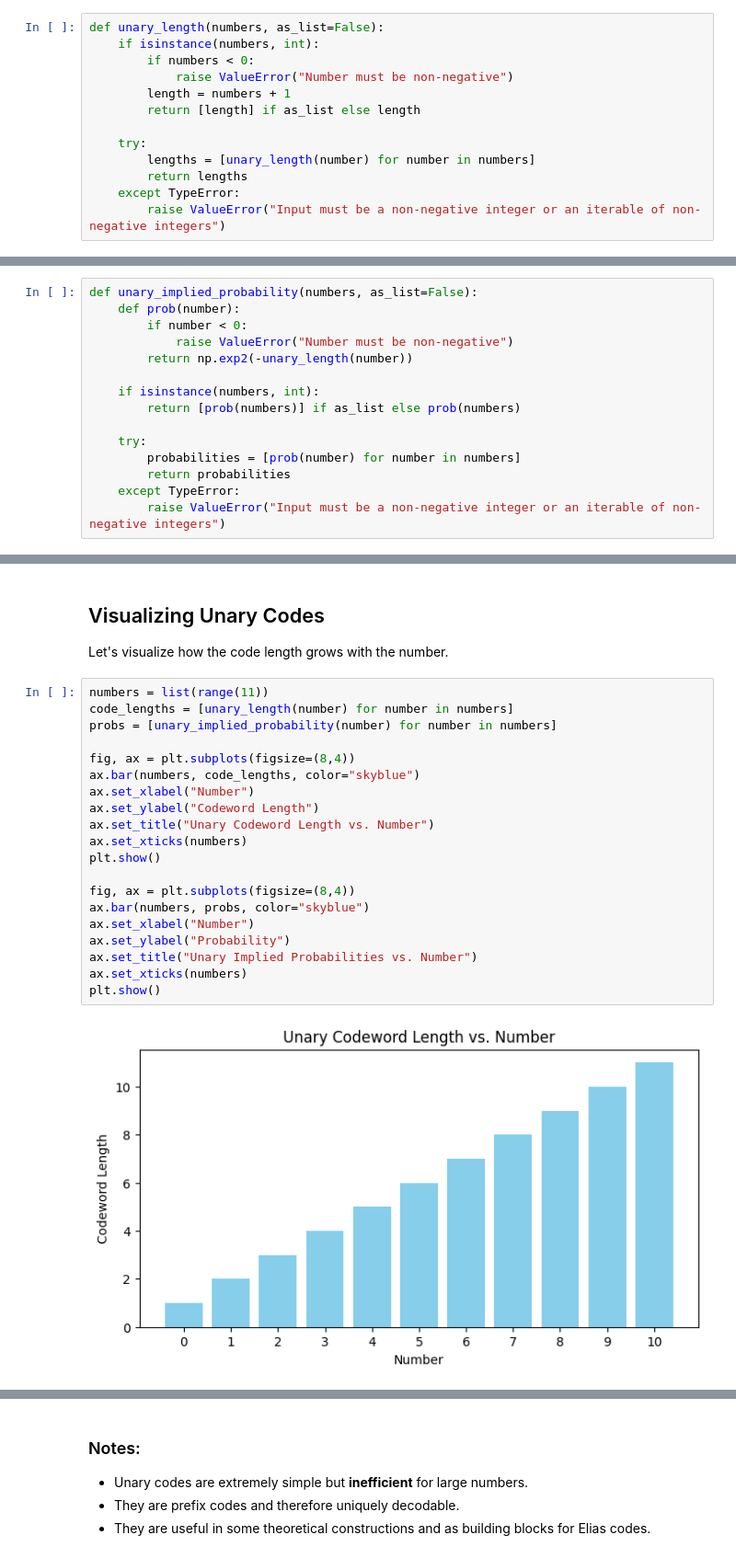
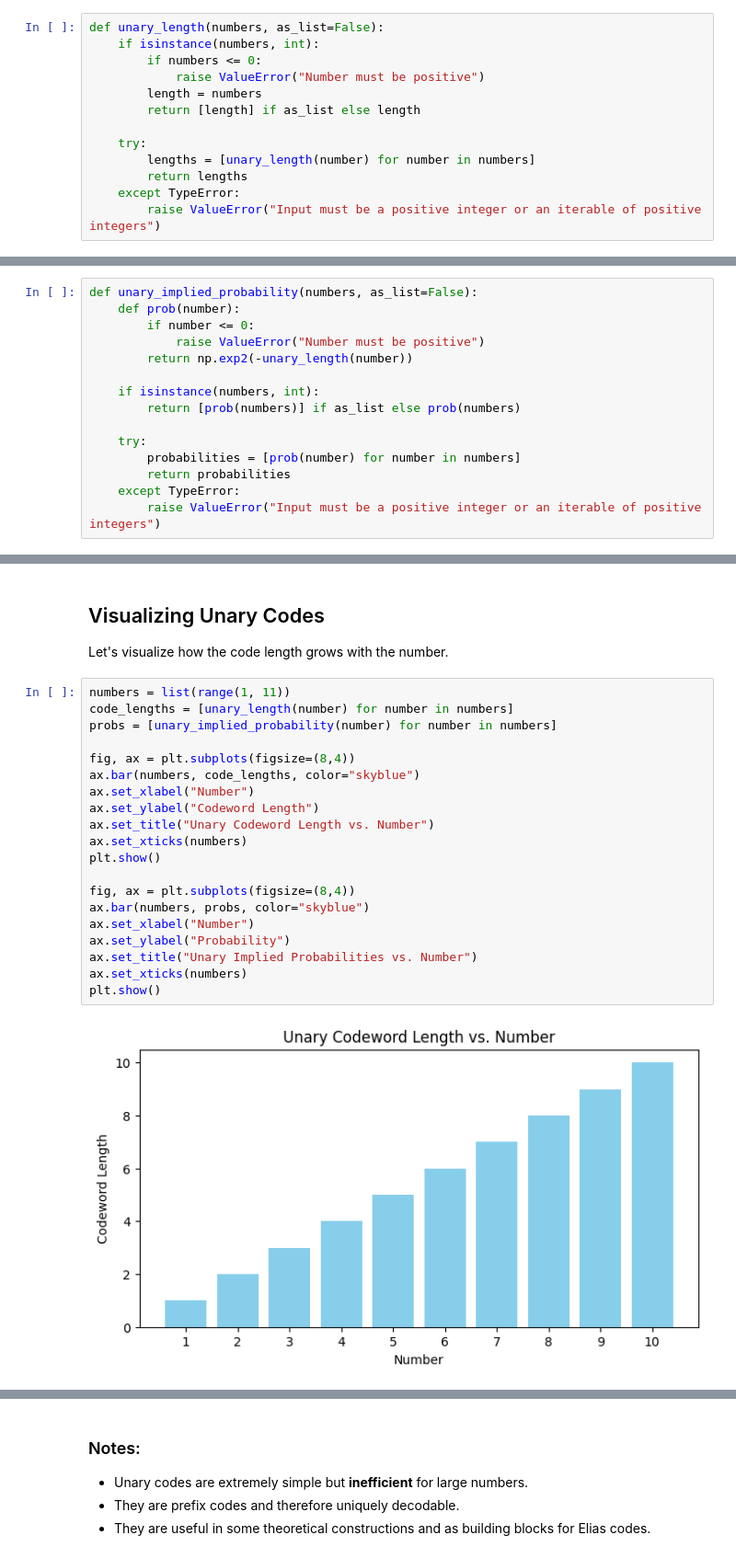
Before and after one commit to jagraves21/mdl-principle, a Jupyter notebook: coding-theory/notebooks/01-unary-code.ipynb, the cells around one changed output, grey strips where cells are left out. Shown at 92% size. Saved outputs shown, nothing was run; the diff lists cells and outputs as text.

```diff
--- a/coding-theory/notebooks/01-unary-code.ipynb
+++ b/coding-theory/notebooks/01-unary-code.ipynb
@@ -92,16 +90,16 @@ Return the length of the unary codeword for a non-negative integer.
 # %%
 def unary_length(numbers, as_list=False):
     if isinstance(numbers, int):
-        if numbers < 0:
-            raise ValueError("Number must be non-negative")
-        length = numbers + 1
+        if numbers <= 0:
+            raise ValueError("Number must be positive")
+        length = numbers
         return [length] if as_list else length
 
     try:
         lengths = [unary_length(number) for number in numbers]
         return lengths
     except TypeError:
-        raise ValueError("Input must be a non-negative integer or an iterable of non-negative integers")
+        raise ValueError("Input must be a positive integer or an iterable of positive integers")
 # %% [markdown]
 ## `unary_implied_probability`
 
@@ -109,8 +107,8 @@ Compute the implied probability of unary codewords.
 # %%
 def unary_implied_probability(numbers, as_list=False):
     def prob(number):
-        if number < 0:
-            raise ValueError("Number must be non-negative")
+        if number <= 0:
+            raise ValueError("Number must be positive")
         return np.exp2(-unary_length(number))
 
     if isinstance(numbers, int):
@@ -120,7 +118,7 @@ def unary_implied_probability(numbers, as_list=False):
         probabilities = [prob(number) for number in numbers]
         return probabilities
     except TypeError:
-        raise ValueError("Input must be a non-negative integer or an iterable of non-negative integers")
+        raise ValueError("Input must be a positive integer or an iterable of positive integers")
 # %% [markdown]
 # Encoding / Decoding Example
 
@@ -165,24 +162,24 @@ with pd.option_context("display.max_rows", None, "display.max_columns", None):
 
 Let's visualize how the code length grows with the number.
 # %%
-numbers = list(range(11))
+numbers = list(range(1, 11))
 code_lengths = [unary_length(number) for number in numbers]
 probs = [unary_implied_probability(number) for number in numbers]
 
 fig, ax = plt.subplots(figsize=(8,4))
 ax.bar(numbers, code_lengths, color="skyblue")
 ax.set_xlabel("Number")
 ax.set_ylabel("Codeword Length")
 ax.set_title("Unary Codeword Length vs. Number")
 ax.set_xticks(numbers)
 plt.show()
 
 fig, ax = plt.subplots(figsize=(8,4))
 ax.bar(numbers, probs, color="skyblue")
 ax.set_xlabel("Number")
 ax.set_ylabel("Probability")
 ax.set_title("Unary Implied Probabilities vs. Number")
 ax.set_xticks(numbers)
 plt.show()
 # %% [output]
-[figure, old version]
+[figure, new version]
```
Also changed, not shown: parts of 8 cells of this notebook.
